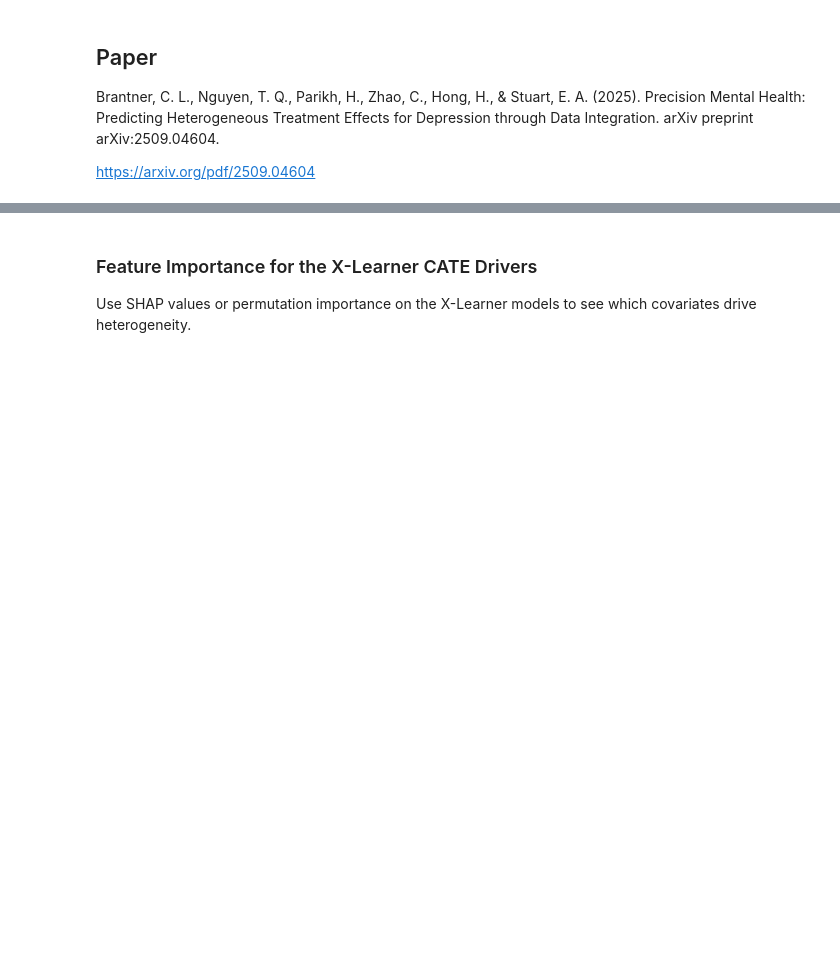
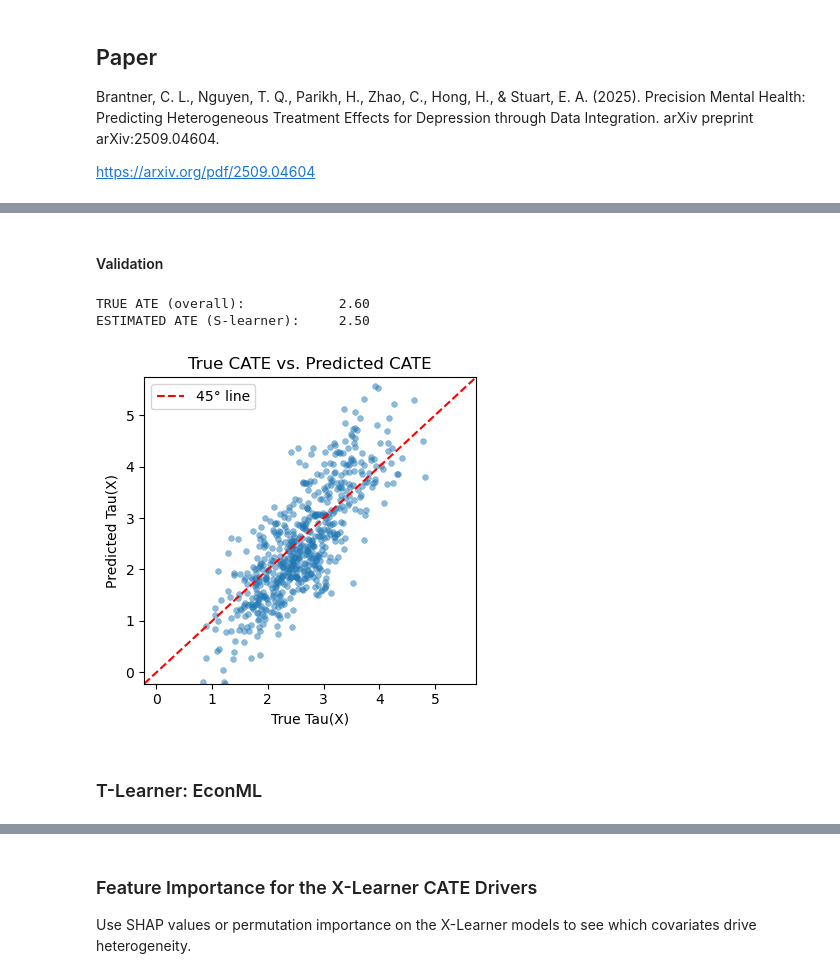
Before and after one commit to dataman-git/causal_inference, a Jupyter notebook: Ch09_EconML_MetaLearner.ipynb, the cells around one changed output, grey strips where cells are left out. Drawn from its saved outputs; the diff is of its cells as text; code cells hidden in the pictures; blank space fills up the shorter version.

```diff
--- a/Ch09_EconML_MetaLearner.ipynb
+++ b/Ch09_EconML_MetaLearner.ipynb
@@ -113,0 +188,5 @@ CATE_S = pred_S_treated - pred_S_control
+# %%
+X_train_treated = X_train[train['Treatment']==1]
+X_train_untreated = X_train[train['Treatment']==0]
+y_train_treated = y_train[train['Treatment']==1]
+y_train_untreated = y_train[train['Treatment']==0]
@@ -114,13 +204,16 @@ CATE_S = pred_S_treated - pred_S_control
 # %%
-# -------------------------------
-# T-Learner: Separate models for treated and control
-# -------------------------------
-model_treated = RandomForestRegressor(n_estimators=100, random_state=42)
-model_control = RandomForestRegressor(n_estimators=100, random_state=42)
-
-model_treated.fit(X_train[X_train['Treatment']==1].drop(columns=['Treatment']), y_train[X_train['Treatment']==1])
-model_control.fit(X_train[X_train['Treatment']==0].drop(columns=['Treatment']), y_train[X_train['Treatment']==0])
-
-pred_T_treated = model_treated.predict(X_test.drop(columns=['Treatment']))
-pred_T_control = model_control.predict(X_test.drop(columns=['Treatment']))
+pred_T_treated = model_treated.predict(X_test)
+pred_T_control = model_control.predict(X_test)
 CATE_T = pred_T_treated - pred_T_control
+# %% [markdown]
+#### Validation
+# %%
+print(f"TRUE ATE (overall):        {test['Tau'].mean():8.2f}")
+print(f"ESTIMATED ATE (S-learner): {np.mean(CATE_T):8.2f}")
+scatter_plot(true_tau = test['Tau'], pred_tau = CATE_T)
+# %% [output]
+TRUE ATE (overall):            2.60
+ESTIMATED ATE (S-learner):     2.50
+[figure, added]
+# %% [markdown]
+### T-Learner: EconML
```
Also changed, not shown: parts of 33 cells of this notebook.
